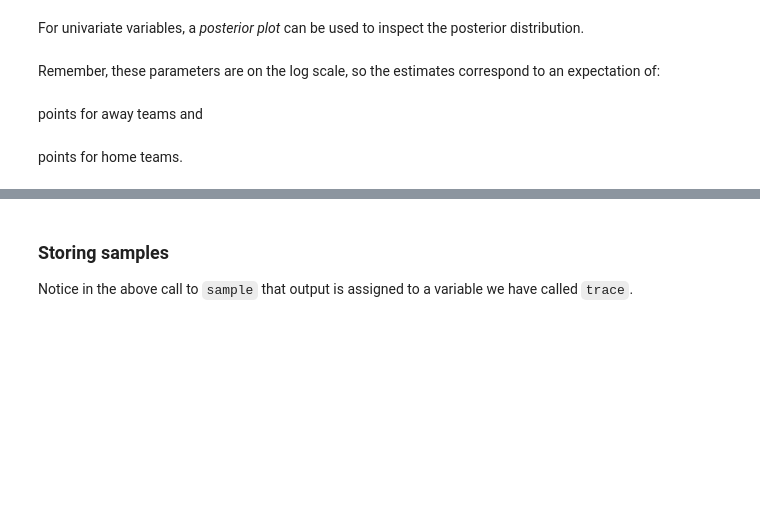
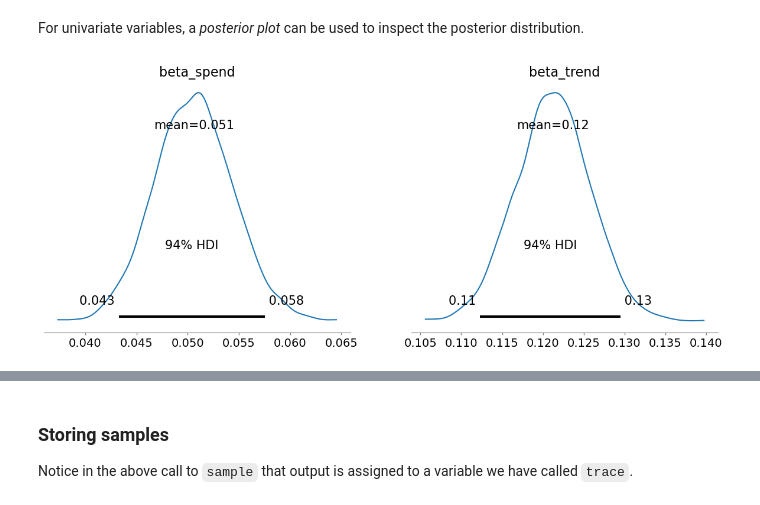
Before and after one commit to fonnesbeck/bayes_pydata_london_2024, a Jupyter notebook: mcmc.ipynb, the cells around one changed output, grey strips where cells are left out. Drawn from its saved outputs; the diff is of its cells as text; code cells hidden in the pictures; blank space fills up the shorter version.

```diff
--- a/mcmc.ipynb
+++ b/mcmc.ipynb
@@ -266,6 +283,6 @@ az.plot_forest(trace, var_names=["delta_star"]);
 # %% [markdown]
 For univariate variables, a *posterior plot* can be used to inspect the posterior distribution.
 # %%
-az.plot_posterior(trace, var_names=["mu", "eta"]);
+az.plot_posterior(trace, var_names=["beta_spend", "beta_trend"]);
+# %% [output]
+[figure, added]
-# %% [markdown]
-Remember, these parameters are on the log scale, so the estimates correspond to an expectation of:
@@ -274,2 +288,0 @@ np.exp(2.8)
-# %% [markdown]
-points for away teams and
@@ -278,2 +288,0 @@ np.exp(2.8+0.24)
-# %% [markdown]
-points for home teams.
```
Also changed, not shown: parts of 59 cells of this notebook, 2 other files.
